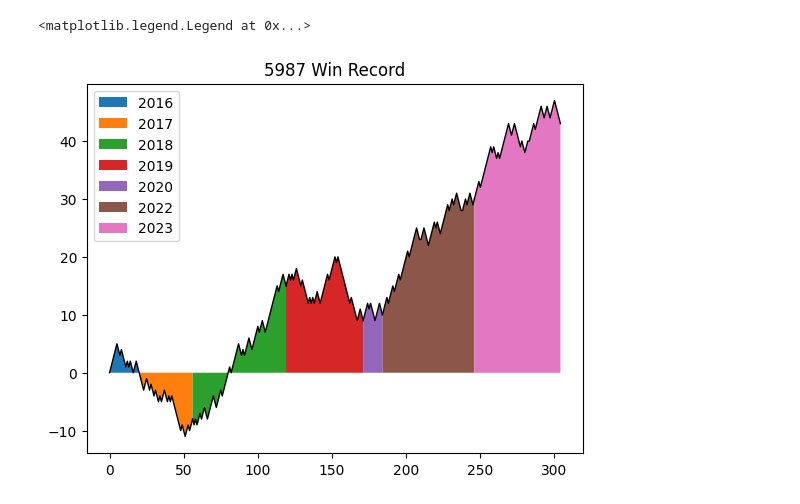
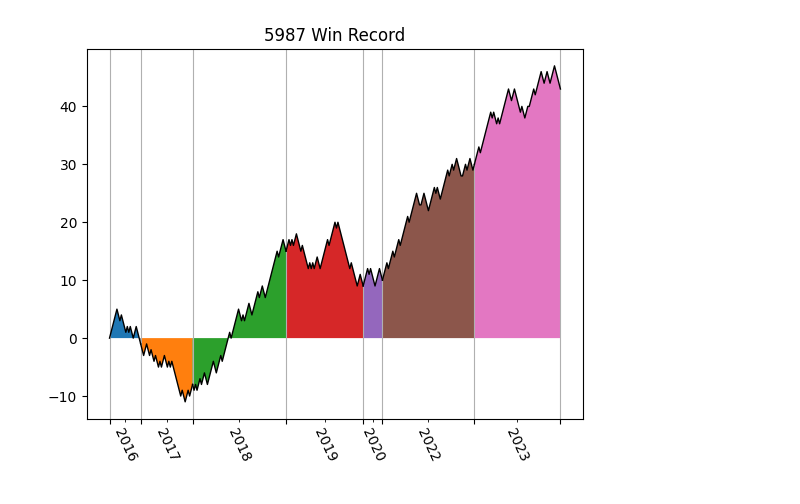
Before and after one commit to arimb/StatisticsProjects, a Jupyter notebook: win_record.ipynb, the cells around one changed output. Drawn from its saved outputs; the diff is of its cells as text; code cells hidden in the pictures.

Commit message:
win record move year labels

```diff
--- a/win_record.ipynb
+++ b/win_record.ipynb
@@ -34,15 +34,24 @@ for i, event in enumerate(events):
             wins[event.year].append(wins[event.year][-1] - 1)
 # %%
 # Plot the data
-plt.figure()
+ax = plt.axes()
 x = [0]
+# curr_x_tick = 0
+tick_locs = [0]
+tick_labels = []
 for year, data in wins.items():
     if len(data) <= 1: continue
     x = list(range(x[-1], x[-1] + len(wins[year])))
-    plt.fill_between(x, data, label=year)
+    # curr_x_tick+= len(data)-1
+    tick_labels.append(year)
+    tick_locs.append(tick_locs[-1] + len(data) - 1)
+    plt.fill_between(x, data)
     plt.plot(x, data, color='black', linewidth=1)
+ax.set_xticks(tick_locs)
+ax.set_xticklabels('')
+ax.set_xticks([(tick_locs[i] + loc)/2 for i, loc in enumerate(tick_locs[1:])] , minor=True)
+ax.set_xticklabels(tick_labels , rotation =-65, minor=True)
 plt.title(str(team[3:]) + ' Win Record')
-plt.legend()
+plt.grid(axis='x')
 # %% [output]
-<matplotlib.legend.Legend at 0x...>
-[figure, old version]
+[figure, new version]
```
